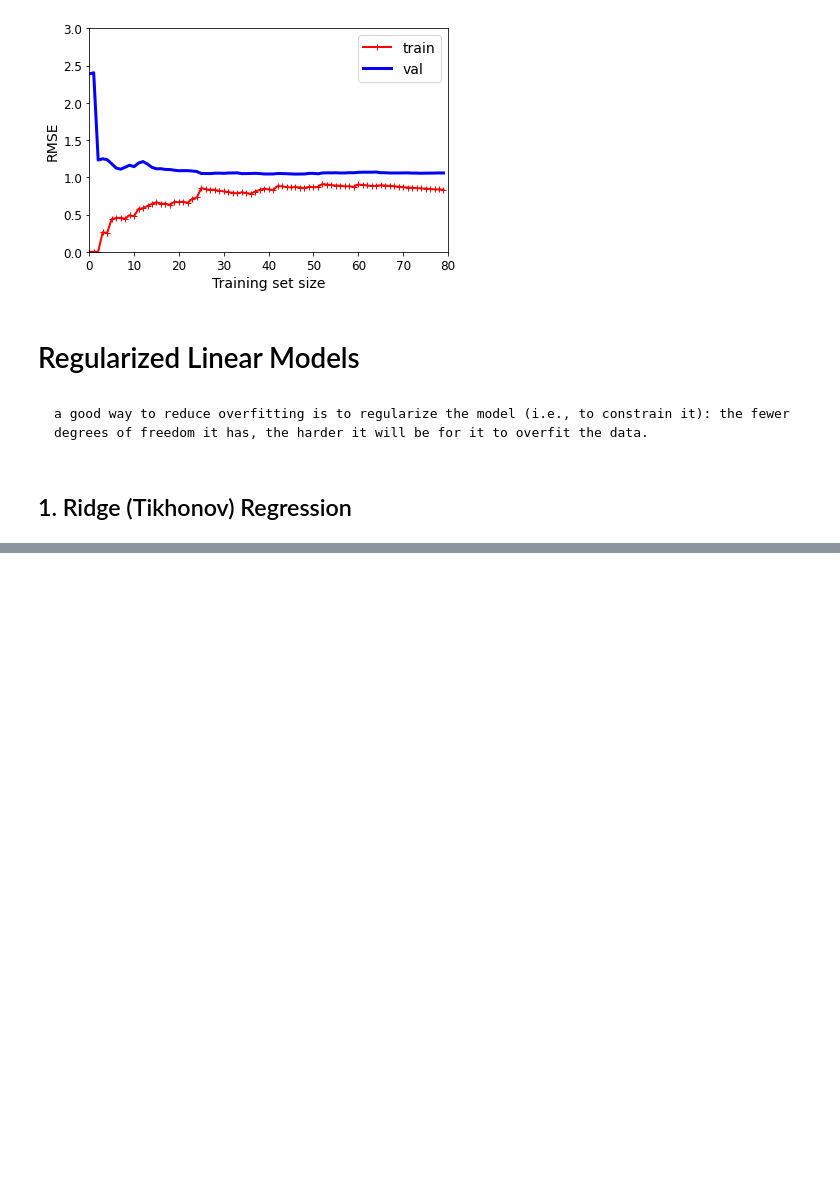
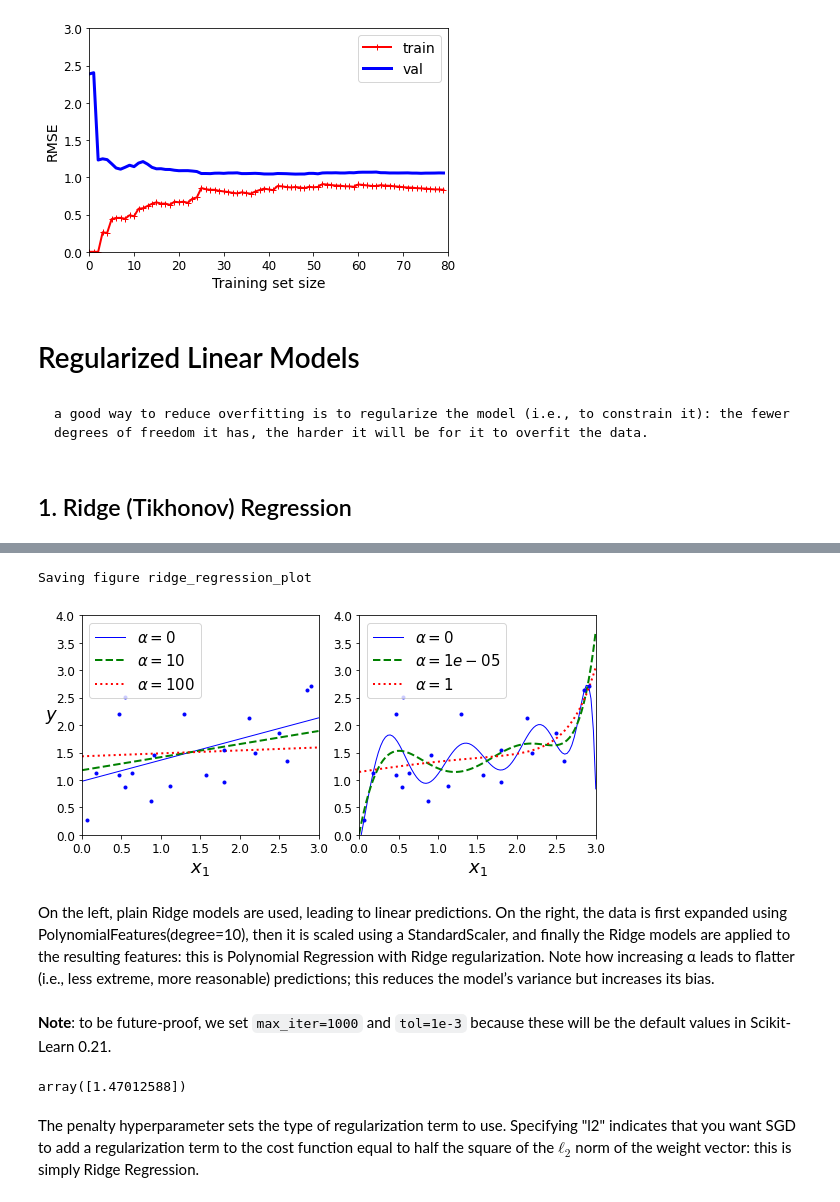
Before and after one commit to uzoochogu/Machine-Learning-Projects, a Jupyter notebook: description-of-some-machine-learning-models/training_models.ipynb, the cells around one changed output, grey strips where cells are left out. Drawn from its saved outputs; the diff is of its cells as text; code cells hidden in the pictures; blank space fills up the shorter version.

Commit message:
Demoed Ridge regressn for Linear and Poly regressn

```diff
--- a/description-of-some-machine-learning-models/training_models.ipynb
+++ b/description-of-some-machine-learning-models/training_models.ipynb
@@ -520,0 +532,58 @@ ridge_reg.predict([[1.5]])
+# %%
+#To compare various models
+from sklearn.linear_model import Ridge
+
+def plot_model(model_class, polynomial, alphas, **model_kargs):
+    """Function to plot various Ridge regularizations for both Linear Regression and
+        Polynomial Regression models.
+
+    Args:
+        model_class (Scikit-Learn Model) : Scikit Learn model
+        polynomial (bool): flag for if model is a polynomial
+        alphas (number): regularization hyperparameter
+    """
+    for alpha, style in zip(alphas, ("b-", "g--", "r:")):
+        model = model_class(alpha, **model_kargs) if alpha > 0 else LinearRegression()
+        if polynomial:
+            model = Pipeline([
+                    ("poly_features", PolynomialFeatures(degree=10, include_bias=False)),
+                    ("std_scaler", StandardScaler()),
+                    ("regul_reg", model),
+                ])
+        model.fit(X, y)
+        y_new_regul = model.predict(X_new)
+        lw = 2 if alpha > 0 else 1
+        plt.plot(X_new, y_new_regul, style, linewidth=lw, label=r"$\alpha = {}$".format(alpha))
+    plt.plot(X, y, "b.", linewidth=3)
+    plt.legend(loc="upper left", fontsize=15)
+    plt.xlabel("$x_1$", fontsize=18)
+    plt.axis([0, 3, 0, 4])
+
+plt.figure(figsize=(8,4))
+plt.subplot(121)
+plot_model(Ridge, polynomial=False, alphas=(0, 10, 100), random_state=42)
+plt.ylabel("$y$", rotation=0, fontsize=18)
+plt.subplot(122)
+plot_model(Ridge, polynomial=True, alphas=(0, 10**-5, 1), random_state=42)
+
+save_fig("ridge_regression_plot")
+plt.show()
+# %% [output]
+Saving figure ridge_regression_plot
+[figure, added]
+# %% [markdown]
+On the left, plain Ridge models are used, leading to linear predictions. On the right, the data is first expanded using PolynomialFeatures(degree=10), then it is scaled using a StandardScaler, and finally the Ridge models are applied to the resulting features: this is Polynomial Regression with Ridge regularization. Note how increasing α leads to flatter (i.e., less extreme, more reasonable) predictions; this reduces the model’s variance but increases its bias.
+# %% [markdown]
+**Note**: to be future-proof, we set `max_iter=1000` and `tol=1e-3` because these will be the default values in Scikit-Learn 0.21.
+# %%
+#Using SGD from Scikit-Learn
+sgd_reg = SGDRegressor(penalty="l2", max_iter=1000, tol=1e-3, random_state=42)
+sgd_reg.fit(X, y.ravel())
+sgd_reg.predict([[1.5]])
+# %% [output]
+array([1.47012588])
+# %% [markdown]
+The penalty hyperparameter sets the type of regularization term to use. Specifying
+"l2" indicates that you want SGD to add a regularization term to the cost function
+equal to half the square of the $ℓ_2$ norm of the weight vector: this is simply Ridge
+Regression.
```
Also changed, not shown: parts of 5 cells of this notebook.
